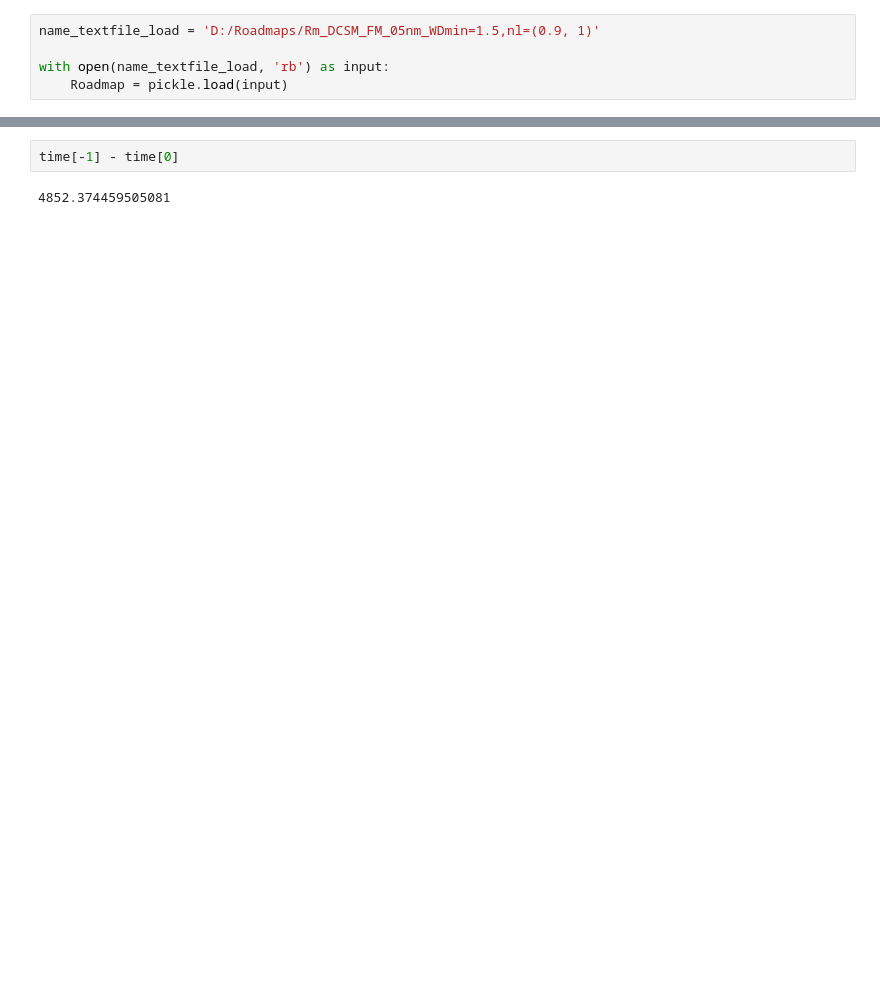
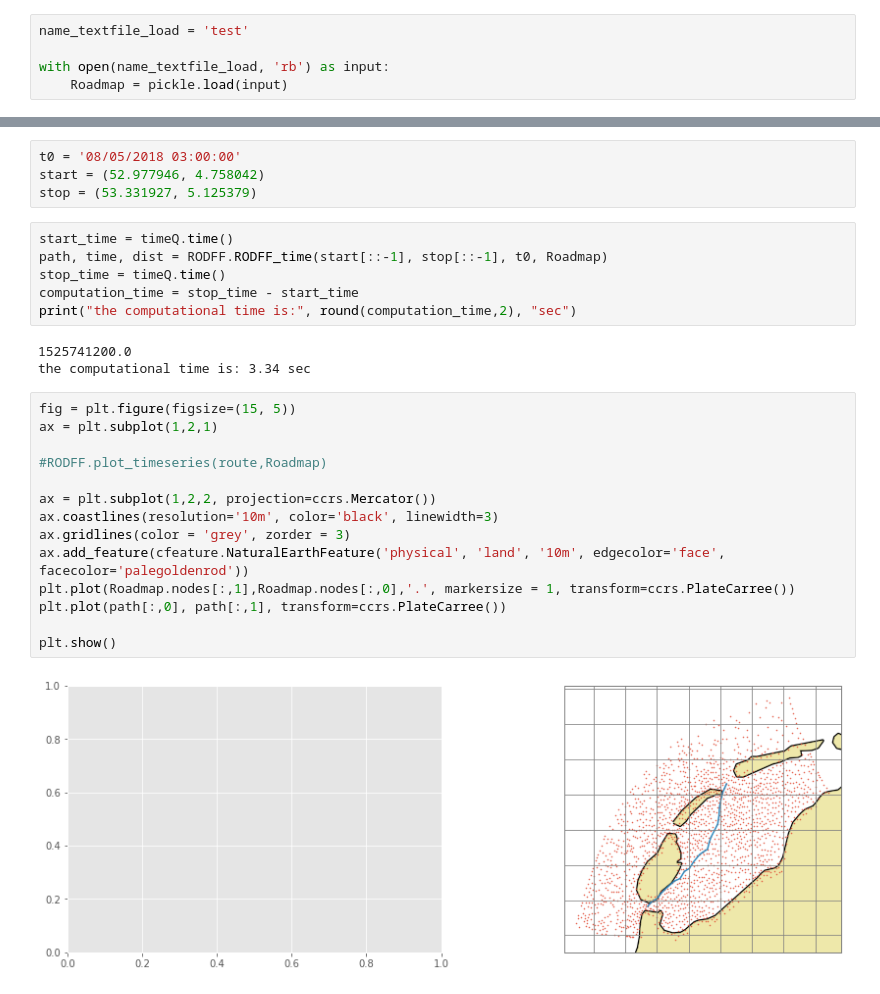
Before and after one commit to TUDelft-CITG/halem, a Jupyter notebook: Notebooks/onelinefunction.ipynb, the cells around one changed output, grey strips where cells are left out. Cells and saved outputs as stored; diff of their text form; blank space fills up the shorter version.

```diff
--- a/Notebooks/onelinefunction.ipynb
+++ b/Notebooks/onelinefunction.ipynb
@@ -45,5 +50,5 @@ import digital_twin.plot as plot
 # %%
-name_textfile_load = 'D:/Roadmaps/Rm_DCSM_FM_05nm_WDmin=1.5,nl=(0.9, 1)'
+name_textfile_load = 'test'
 
 with open(name_textfile_load, 'rb') as input:
     Roadmap = pickle.load(input)
@@ -84,4 +55,29 @@ RODFF.get_sailtime(start, stop, time[0], vship, Roadmap)
-# %%
-time[-1] - time[0]
-# %% [output]
-4852.374459505081
+# %%
+t0 = '08/05/2018 03:00:00'
+start = (52.977946, 4.758042)
+stop = (53.331927, 5.125379)
+# %%
+start_time = timeQ.time()
+path, time, dist = RODFF.RODFF_time(start[::-1], stop[::-1], t0, Roadmap)
+stop_time = timeQ.time()
+computation_time = stop_time - start_time
+print("the computational time is:", round(computation_time,2), "sec")
+# %% [output]
+1525741200.0
+the computational time is: 3.34 sec
+# %%
+fig = plt.figure(figsize=(15, 5))
+ax = plt.subplot(1,2,1)
+
+#RODFF.plot_timeseries(route,Roadmap)
+
+ax = plt.subplot(1,2,2, projection=ccrs.Mercator())
+ax.coastlines(resolution='10m', color='black', linewidth=3)
+ax.gridlines(color = 'grey', zorder = 3)
+ax.add_feature(cfeature.NaturalEarthFeature('physical', 'land', '10m', edgecolor='face', facecolor='palegoldenrod'))
+plt.plot(Roadmap.nodes[:,1],Roadmap.nodes[:,0],'.', markersize = 1, transform=ccrs.PlateCarree())
+plt.plot(path[:,0], path[:,1], transform=ccrs.PlateCarree())
+
+plt.show()
+# %% [output]
+[figure, added]
```
Also changed, not shown: parts of 5 cells of this notebook, 10 other files.
